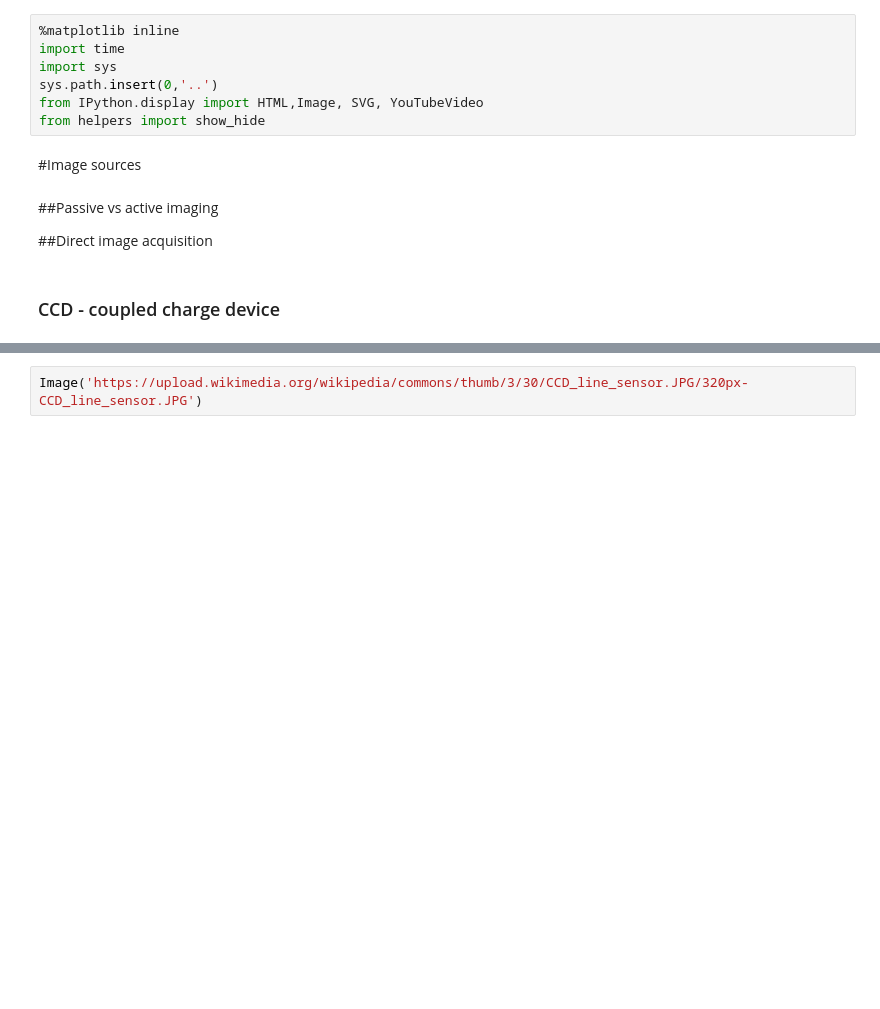
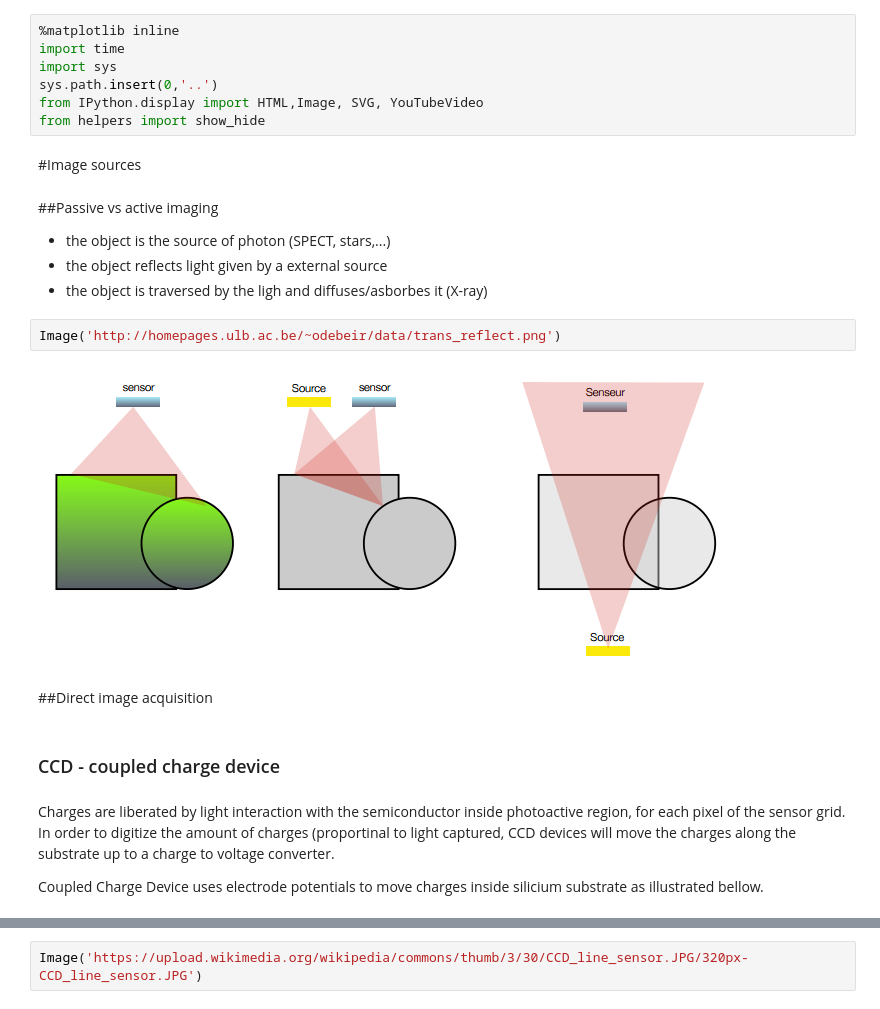
Before and after one commit to odebeir/info-h-500-501, a Jupyter notebook: 01-Introduction/02-Digital image.ipynb, the cells around one changed output, grey strips where cells are left out. Drawn from its saved outputs; the diff is of its cells as text; blank space fills up the shorter version.

```diff
--- a/01-Introduction/02-Digital image.ipynb
+++ b/01-Introduction/02-Digital image.ipynb
@@ -24,10 +24,21 @@ from IPython.display import HTML,Image, SVG, YouTubeVideo
 from helpers import show_hide
 # %% [markdown]
 #Image sources
+# %% [markdown]
+##Passive vs active imaging
+
+* the object is the source of photon (SPECT, stars,...)
+* the object reflects light given by a external source
+* the object is traversed by the ligh and diffuses/asborbes it (X-ray)
+# %%
+Image('http://homepages.ulb.ac.be/~odebeir/data/trans_reflect.png')
+# %% [output]
+[figure, added]
 # %% [markdown]
-##Passive vs active imaging
-
-
 ##Direct image acquisition
 # %% [markdown]
 ### CCD - coupled charge device
+# %% [markdown]
+Charges are liberated by light interaction with the semiconductor inside photoactive region, for each pixel of the sensor grid. In order to digitize the amount of charges (proportinal to light captured, CCD devices will move the charges along the substrate up to a charge to voltage converter.
+
+Coupled Charge Device uses electrode potentials to move charges inside silicium substrate as illustrated bellow.
```
Also changed, not shown: parts of 22 cells of this notebook, 1 other file.
